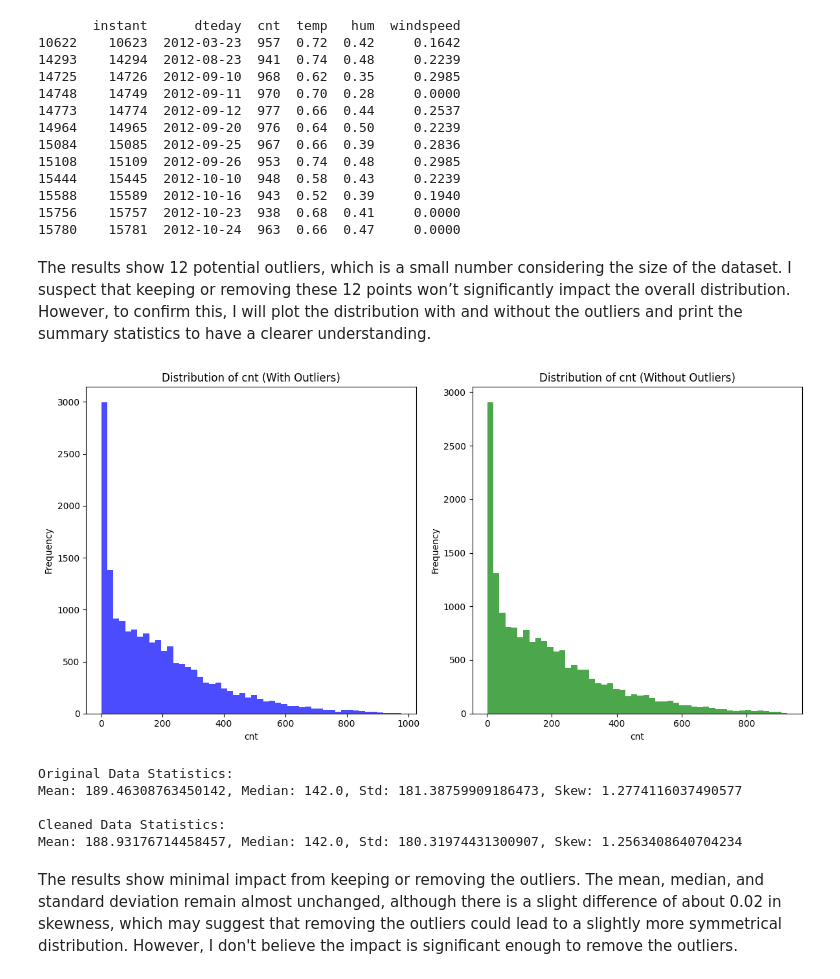
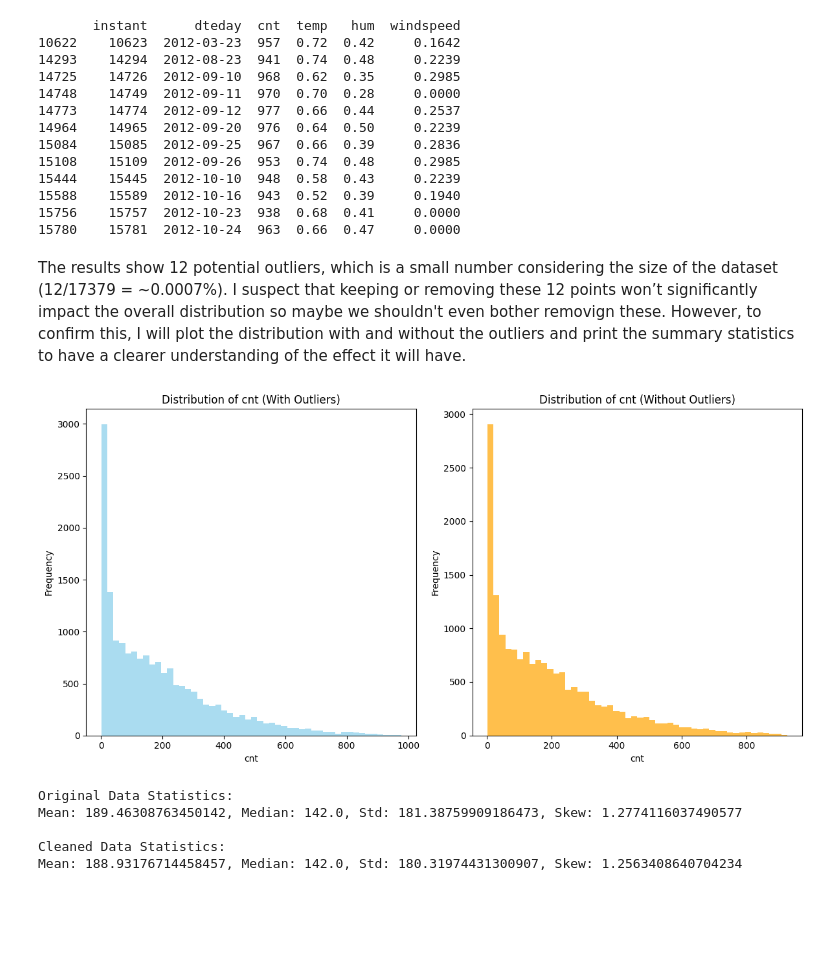
Before and after one commit to cayetana-h/ML-fundamentals-2025, a Jupyter notebook: second_assignment/assignment_2_cayetana_hinostroza.ipynb, the cells around one changed output. Drawn from its saved outputs; the diff is of its cells as text; code cells hidden in the pictures; blank space fills up the shorter version.

```diff
--- a/second_assignment/assignment_2_cayetana_hinostroza.ipynb
+++ b/second_assignment/assignment_2_cayetana_hinostroza.ipynb
@@ -116,29 +125,29 @@ print(outliers[["instant", "dteday", "cnt", "temp", "hum", "windspeed"]])
 15756    15757  2012-10-23  938  0.68  0.41     0.0000
 15780    15781  2012-10-24  963  0.66  0.47     0.0000
 # %% [markdown]
-The results show 12 potential outliers, which is a small number considering the size of the dataset. I suspect that keeping or removing these 12 points won’t significantly impact the overall distribution. However, to confirm this, I will plot the distribution with and without the outliers and print the summary statistics to have a clearer understanding.
+The results show 12 potential outliers, which is a small number considering the size of the dataset (12/17379 = ~0.0007%). I suspect that keeping or removing these 12 points won’t significantly impact the overall distribution so maybe we shouldn't even bother removign these. However, to confirm this, I will plot the distribution with and without the outliers and print the summary statistics to have a clearer understanding of the effect it will have.
 # %%
 ### CREATED WITH CHATGPT ###
 
 df_no_outliers = df[df["cnt"] <= upper_bound]
 
 plt.figure(figsize=(12, 6))
 plt.subplot(1, 2, 1)
-plt.hist(df["cnt"], bins=50, color='blue', alpha=0.7)
+plt.hist(df["cnt"], bins=50, color='skyblue', alpha=0.7)
 plt.title("Distribution of cnt (With Outliers)")
 plt.xlabel("cnt")
 plt.ylabel("Frequency")
 
 plt.subplot(1, 2, 2)
-plt.hist(df_no_outliers["cnt"], bins=50, color='green', alpha=0.7)
+plt.hist(df_no_outliers["cnt"], bins=50, color='orange', alpha=0.7)
 plt.title("Distribution of cnt (Without Outliers)")
 plt.xlabel("cnt")
 plt.ylabel("Frequency")
 
 plt.tight_layout()
 plt.show()
 # %% [output]
-[figure, old version]
+[figure, new version]
 # %%
 original_stats = df["cnt"].describe()
 cleaned_stats = df_no_outliers["cnt"].describe()
@@ -166,5 +175,3 @@ Mean: 189.46308763450142, Median: 142.0, Std: 181.38759909186473, Skew: 1.277411
 
 Cleaned Data Statistics:
 Mean: 188.93176714458457, Median: 142.0, Std: 180.31974431300907, Skew: 1.2563408640704234
-# %% [markdown]
-The results show minimal impact from keeping or removing the outliers. The mean, median, and standard deviation remain almost unchanged, although there is a slight difference of about 0.02 in skewness, which may suggest that removing the outliers could lead to a slightly more symmetrical distribution. However, I don't believe the impact is significant enough to remove the outliers.
```
Also changed, not shown: parts of 109 cells of this notebook.
